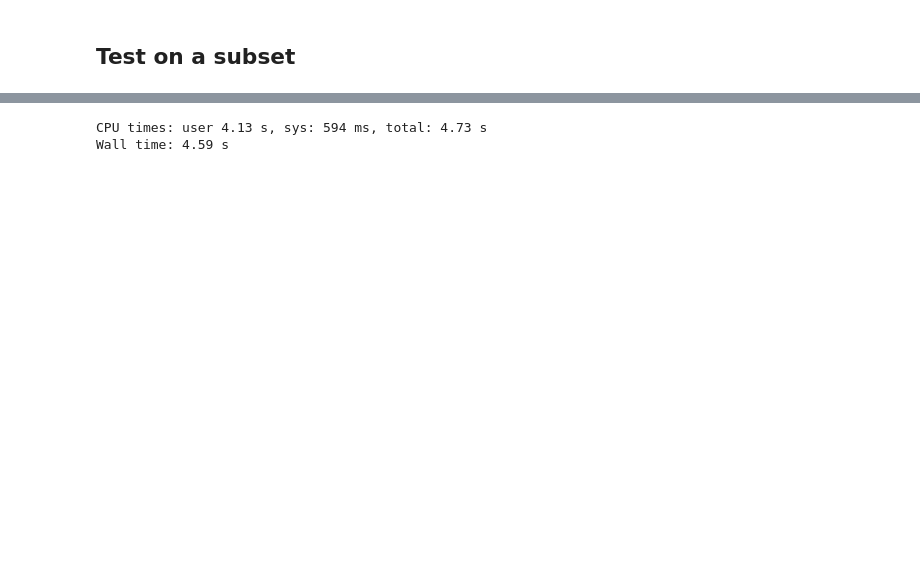
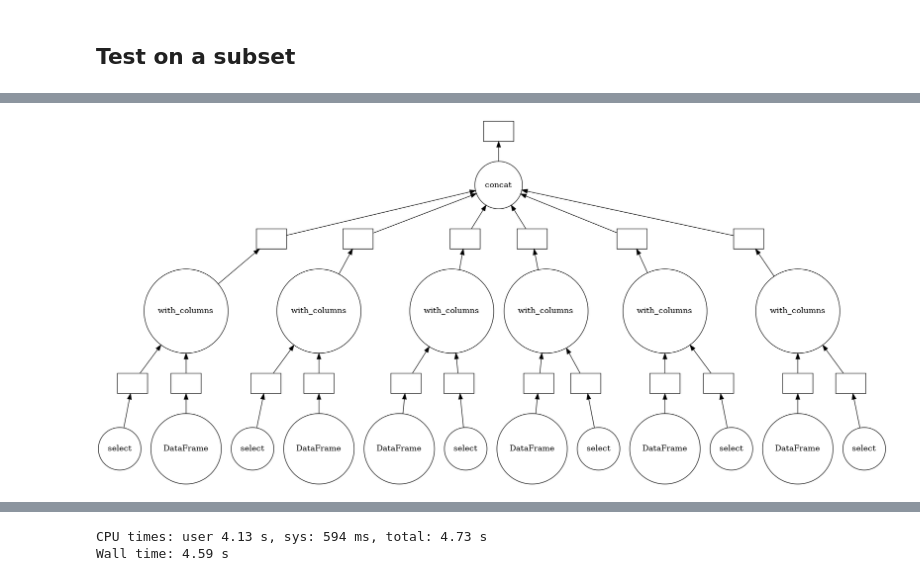
Before and after one commit to nazanin-zinouri/subclu, a Jupyter notebook: notebooks/pn_modeling/djb_01.00-2023-04-11-clean_get_user_embeddings_to_file.ipynb, the cells around one changed output, grey strips where cells are left out. Cells and saved outputs as stored; diff of their text form; code cells hidden in the pictures; blank space fills up the shorter version.

Commit message:
Update notebook with larger weighted embedding processing

```diff
--- a/notebooks/pn_modeling/djb_01.00-2023-04-11-clean_get_user_embeddings_to_file.ipynb
+++ b/notebooks/pn_modeling/djb_01.00-2023-04-11-clean_get_user_embeddings_to_file.ipynb
@@ -874,0 +282,10 @@ Wall time: 5min 35s
+# %%
+%%time
+
+df_sub_emb_pd = pd.DataFrame(
+    list(df_sub_emb_raw['embedding']),
+    columns=l_emb_cols,
+    index=pd.MultiIndex.from_frame(df_sub_emb_raw[['subreddit_id', 'subreddit_name']]),
+).reset_index()
+
+print(df_sub_emb_pd.shape)
@@ -874,0 +305,6 @@ Wall time: 5min 35s
+# %%
+%%time
+# convert it to polars to speed up processing
+df_sub_emb = pl.from_pandas(df_sub_emb_pd)
+
+print(df_sub_emb.shape)
@@ -1025,0 +551,81 @@ Wall time: 4min 52s
+# %%
+%%time
+
+# when computing on full data set, we need to batch b/c the computer will run out of RAM if/when converting parquet to numpy
+n_sample = int(10e5)  # None  int(10e5)
+
+if n_sample is None:
+    df_user_tos_proc_ = df_user_tos
+else:
+    df_user_tos_proc_ = df_user_tos.sample(n=n_sample, seed=42)
+n_size = len(df_user_tos_proc_)
+
+batch_size = int(150e6)  # int(150e6), 9e6 = 9Million
+n_chunks = 1 + n_size // batch_size
+iter_chunks = range(n_chunks)
+
+info(f"{n_size:09,.0f} <- Data Size")
+info(f"{batch_size:09,.0f} <- Batch Size")
+info(f"{n_chunks:09,.0f} <- Chunks")
+
+
+info(f"Append subreddit embeddings to user ToS")
+df_user_emb_tmp = (
+    df_user_tos_proc_
+    .join(
+        df_sub_emb.drop('subreddit_name'),
+        how='left',
+        on=['subreddit_id']
+    )
+    # Drop or replace nulls as early as possible
+    .drop_nulls()
+)
+info(f"{df_user_emb_tmp.shape} <- df.shape ToS with raw embeddings (no nulls)")
+gc.collect()
+
+info(f"Create DAG for weighted avg embedding per user+subreddit")
+# Try dask.delayed() to compute these in parallel
+l_dfs_tos_wt = list()
+for i in tqdm(iter_chunks, mininterval=0.1, ascii=True):
+    l_dfs_tos_wt.append(
+        dask.delayed(pl.select)(
+            df_user_emb_tmp[['user_id', 'subreddit_id']]
+            [i * batch_size:(i + 1) * batch_size]
+        )
+        .with_columns(
+            dask.delayed(pl.DataFrame)(
+                data=(
+                    (df_user_emb_tmp['tos_30_pct'][i * batch_size:(i + 1) * batch_size].to_numpy()) *
+                    df_user_emb_tmp[l_emb_cols][i * batch_size:(i + 1) * batch_size].to_numpy().T
+                ).T,
+                schema=l_emb_cols,
+            )
+        )
+    )
+df_user_emb_tmp_wt_del = dask.delayed(pl.concat)(l_dfs_tos_wt, how='vertical', parallel=True)
+info(f"Dask visualize DAG")
+display(df_user_emb_tmp_wt_del.visualize(
+    f"dask_DAG-{n_size}_data-{batch_size}_batch_size-{n_chunks}_chunks.png"
+))
+
+info(f"COMPUTE df_tos_long START")
+df_user_emb_tmp_wt = df_user_emb_tmp_wt_del.compute()
+info(f"{df_user_emb_tmp_wt.shape} <- df.shape ToS with weighted embedddings")
+
+
+info(f"Compute AGGREGATED user-level embedding...")
+df_user_emb = (
+    df_user_emb_tmp_wt
+    .groupby(
+        ['user_id']
+    )
+    .agg(
+        [
+            pl.col(l_emb_cols).mean()
+        ]
+    )
+)
+info(f"{df_user_emb.shape} <- df.shape User weighted embedddings")
+gc.collect()
+print(df_user_emb.shape)
+# %% [output]
@@ -1025,0 +639 @@ Wall time: 4min 52s
+[figure, added]
```
Also changed, not shown: parts of 104 cells of this notebook, 5 other files.
